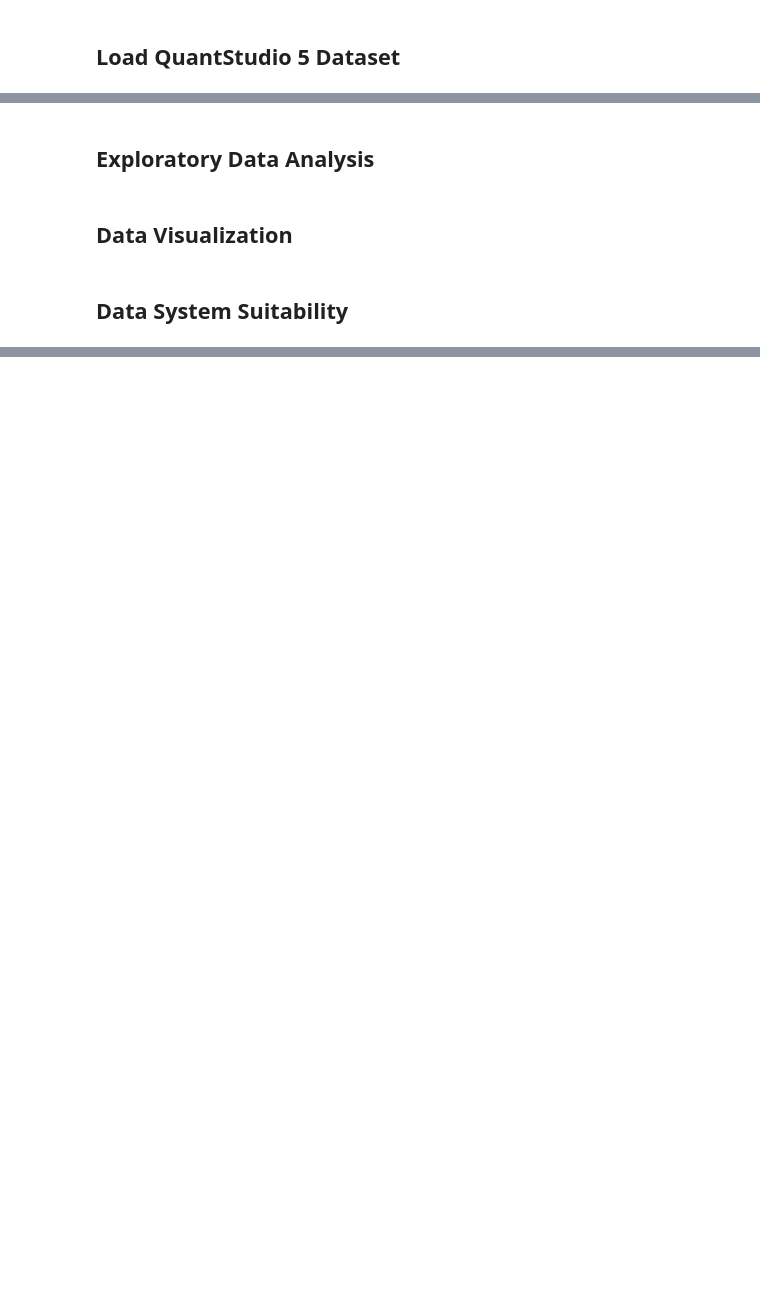
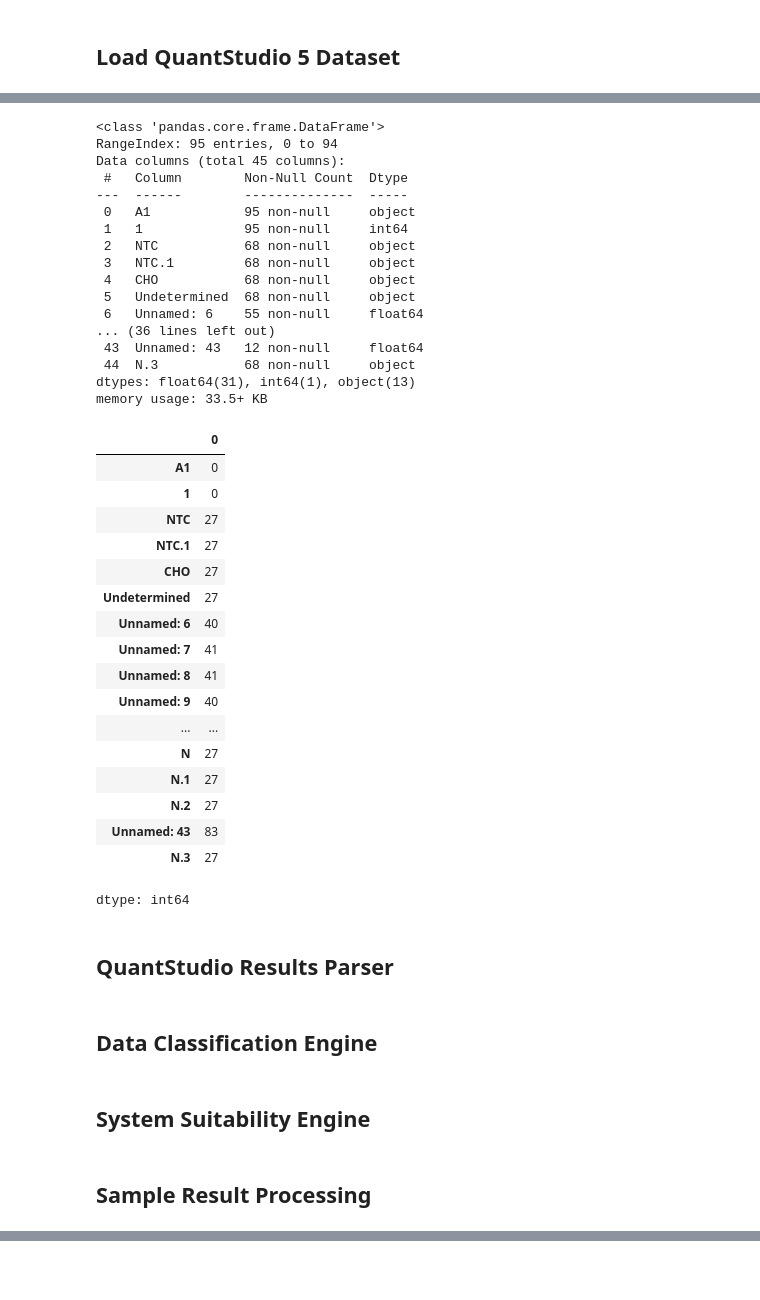
Before and after one commit to GabiRivera0011/resiDNA_workflows, a Jupyter notebook: Notebooks/01_Phase I.ipynb, the cells around one changed output, grey strips where cells are left out. Drawn from its saved outputs; the diff is of its cells as text; code cells hidden in the pictures; blank space fills up the shorter version.

```diff
--- a/Notebooks/01_Phase I.ipynb
+++ b/Notebooks/01_Phase I.ipynb
@@ -14,6 +209,51 @@
+# %%
+
+
+df.describe(include="all")
+
+# Missing Value
+df.isnull().sum()
+# %% [output]
+<class 'pandas.core.frame.DataFrame'>
+RangeIndex: 95 entries, 0 to 94
+Data columns (total 45 columns):
+ #   Column        Non-Null Count  Dtype
+---  ------        --------------  -----
+ 0   A1            95 non-null     object
+ 1   1             95 non-null     int64
+ 2   NTC           68 non-null     object
+ 3   NTC.1         68 non-null     object
+ 4   CHO           68 non-null     object
+ 5   Undetermined  68 non-null     object
+ 6   Unnamed: 6    55 non-null     float64
+... (36 lines left out)
+ 43  Unnamed: 43   12 non-null     float64
+ 44  N.3           68 non-null     object
+dtypes: float64(31), int64(1), object(13)
+memory usage: 33.5+ KB
+|  | 0 |
+| A1 | 0 |
+| 1 | 0 |
+| NTC | 27 |
+| NTC.1 | 27 |
+| CHO | 27 |
+| Undetermined | 27 |
+| Unnamed: 6 | 40 |
+| Unnamed: 7 | 41 |
+| Unnamed: 8 | 41 |
+| Unnamed: 9 | 40 |
+| ... | ... |
+| N | 27 |
+| N.1 | 27 |
+| N.2 | 27 |
+| Unnamed: 43 | 83 |
+| N.3 | 27 |
+dtype: int64
 # %% [markdown]
-## Exploratory Data Analysis
+## QuantStudio Results Parser
 # %% [markdown]
-## Data Visualization
+## Data Classification Engine
 # %% [markdown]
-## Data System Suitability
+## System Suitability Engine
+# %% [markdown]
+## Sample Result Processing
```
Also changed, not shown: parts of 22 cells of this notebook.
